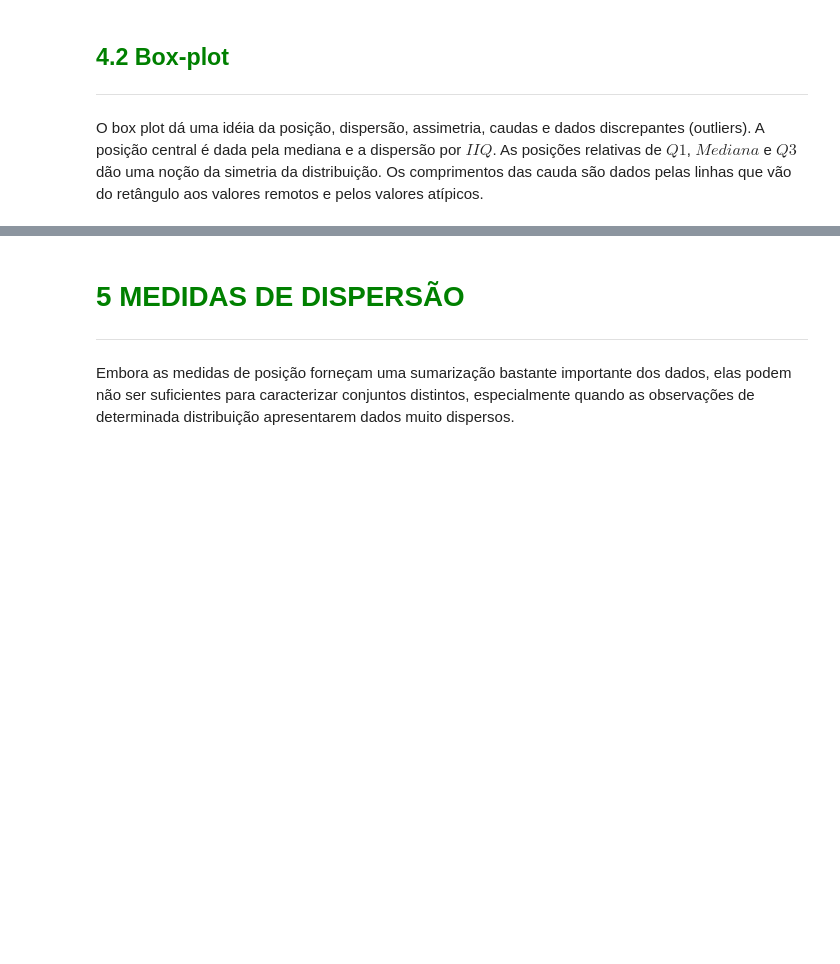
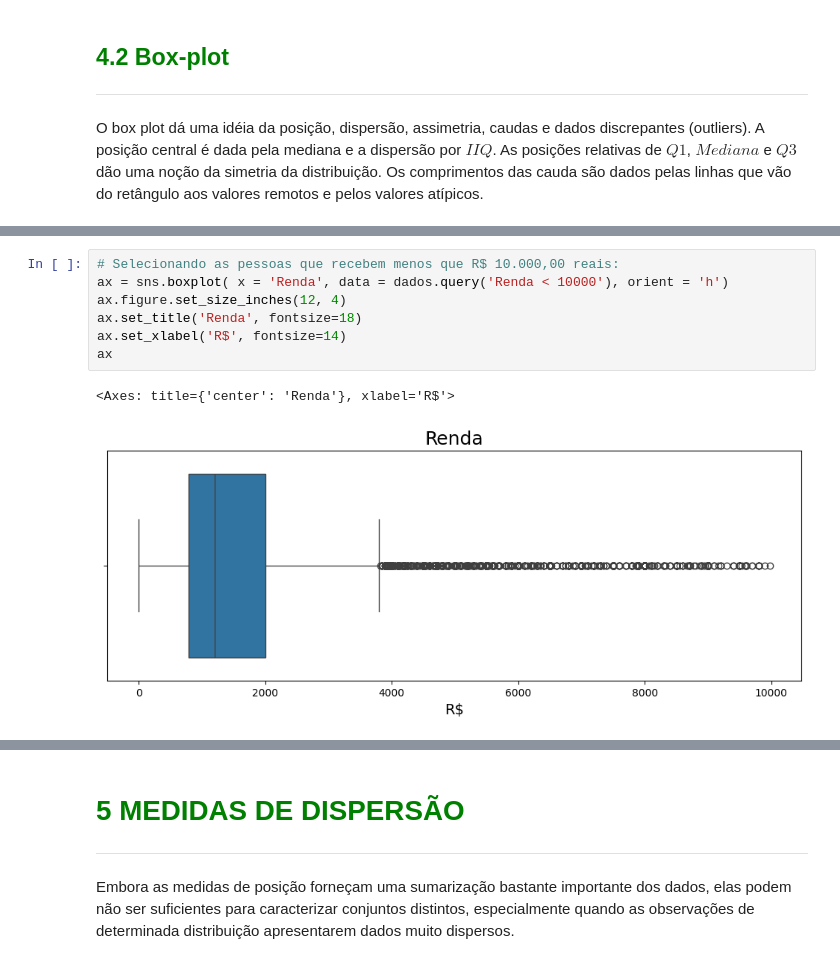
Before and after one commit to Neto1980/aulagithub, a Jupyter notebook: Curso_de_Estatística_Parte_1.ipynb, the cells around one changed output, grey strips where cells are left out. Saved outputs shown, nothing was run; the diff lists cells and outputs as text; blank space fills up the shorter version.

```diff
--- a/Curso_de_Estatística_Parte_1.ipynb
+++ b/Curso_de_Estatística_Parte_1.ipynb
@@ -1224,0 +1280,10 @@ O box plot dá uma idéia da posição, dispersão, assimetria, caudas e dados d
+# %%
+# Selecionando as pessoas que recebem menos que R$ 10.000,00 reais:
+ax = sns.boxplot( x = 'Renda', data = dados.query('Renda < 10000'), orient = 'h')
+ax.figure.set_size_inches(12, 4)
+ax.set_title('Renda', fontsize=18)
+ax.set_xlabel('R$', fontsize=14)
+ax
+# %% [output]
+<Axes: title={'center': 'Renda'}, xlabel='R$'>
+[figure, added]
```
Also changed, not shown: parts of 27 cells of this notebook.
